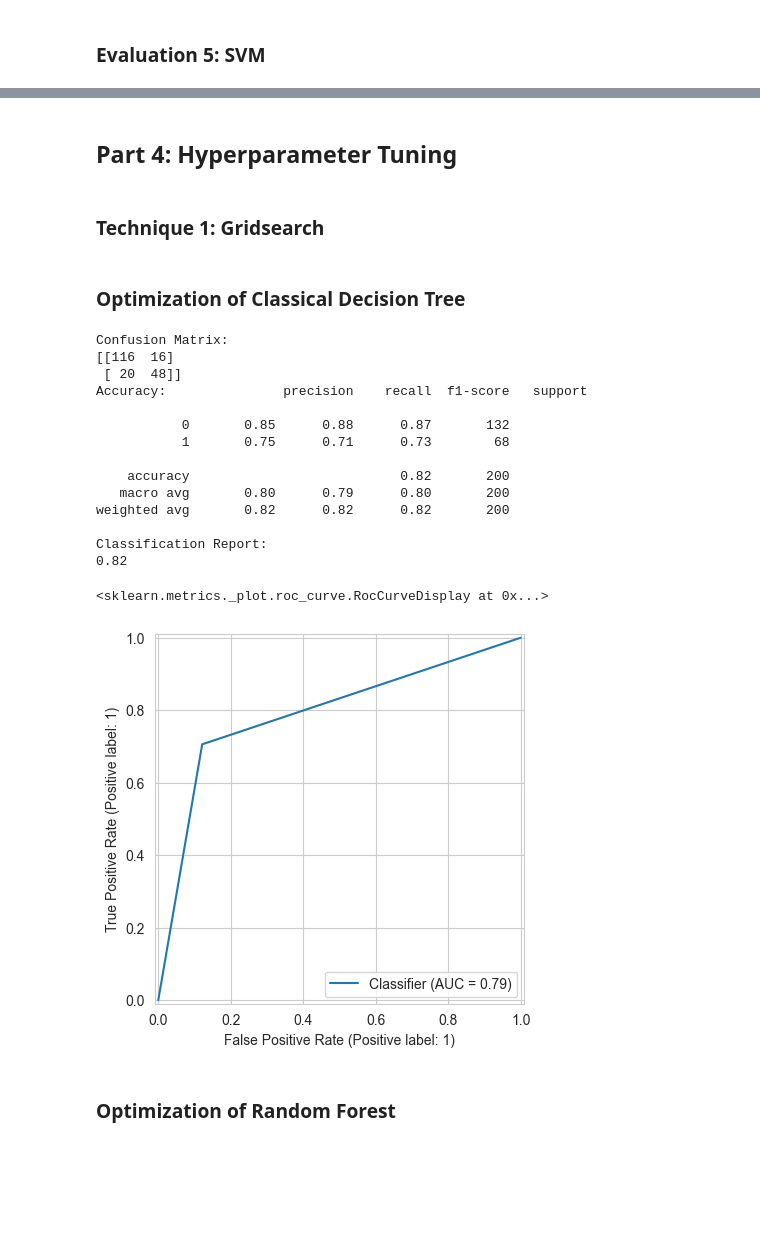
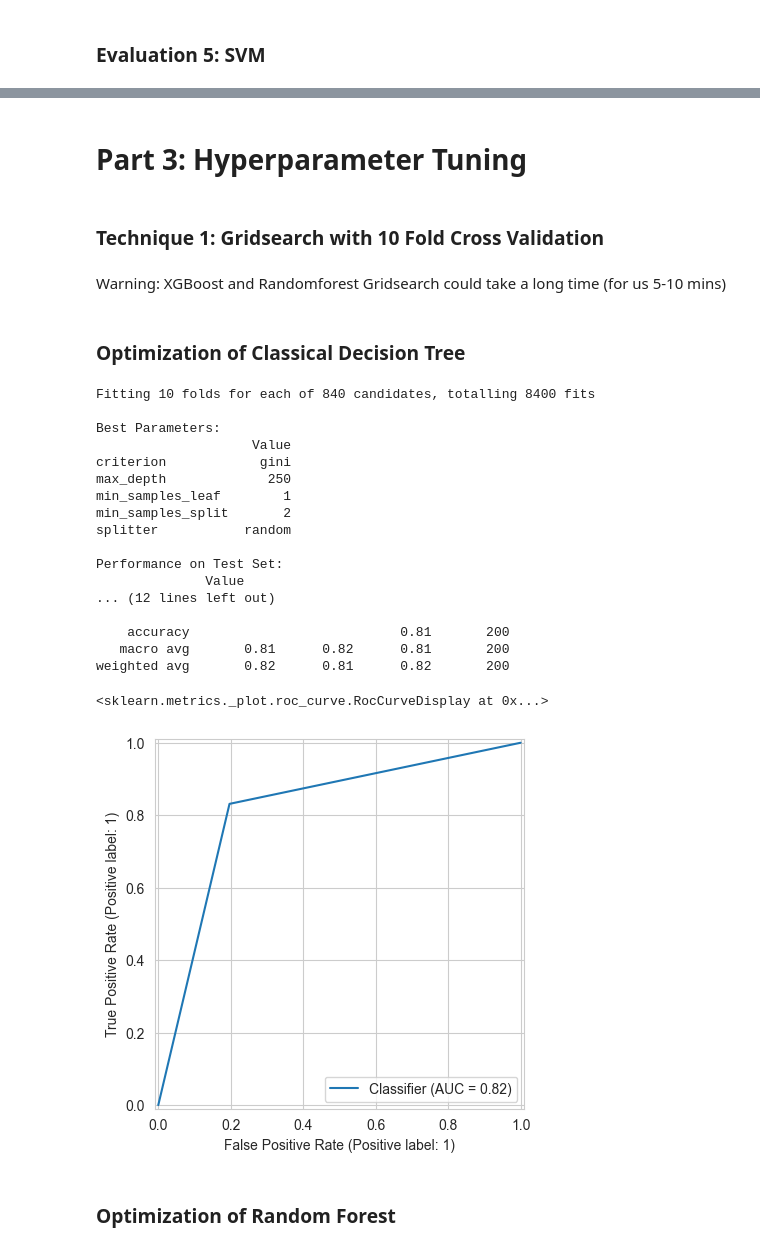
Before and after one commit to Pipasgonzalez/statistical_learning_trees, a Jupyter notebook: JägerGallego_GallegoJimenez.ipynb, the cells around one changed output, grey strips where cells are left out. Drawn from its saved outputs; the diff is of its cells as text; code cells hidden in the pictures; blank space fills up the shorter version.

```diff
--- a/JägerGallego_GallegoJimenez.ipynb
+++ b/JägerGallego_GallegoJimenez.ipynb
@@ -156,8 +140,11 @@ predictions_tree = basicTreeClassifier.predict(X_test)
 ## Model Nr 2: Random Forest
 # %%
 randomForest = RandomForestClassifier(
-    n_estimators=100, # To Play around with
-    criterion="entropy"
+    n_estimators=1000,
+    criterion="gini",
+    max_depth = None,
+    min_samples_split=2,
+    max_features="sqrt"
 )
 
 randomForest.fit(X_train, Y_train.to_numpy().ravel())
@@ -167,12 +154,12 @@ predictions_randomforest = randomForest.predict(X_test)
 ## Model 3: XGBosst with adjusted Parameters
 # %%
 XGTree = xgboost.XGBClassifier(
-    tree_method = "hist",
-    random_state = 420,
-    max_depth = 3,
+    tree_method = "exact",
+    random_state = 12345,
+    max_depth = 7,
     objective = "binary:logistic",
     eval_metric = "auc",
-    n_estimators = 500,
+    n_estimators = 100,
     subsample = 0.9,
     learning_rate = 0.05
 )
@@ -197,9 +184,9 @@ predictions_logreg = logModel.predict(X_test)
 svm_pipeline = Pipeline([
     ('scaler', StandardScaler()),
     ('svm', SVC(
-        random_state=420,
+        random_state=12345,
         kernel="poly",
-        degree=4,
+        degree=5,
         class_weight="balanced"))
 ])
 
@@ -364,4 +351,4 @@ weighted avg       0.71      0.72      0.72       200
 # %% [markdown]
-## Part 4: Hyperparameter Tuning
+# Part 3: Hyperparameter Tuning
 # %% [markdown]
-### Technique 1: Gridsearch
+### Technique 1: Gridsearch with 10 Fold Cross Validation
@@ -370,3 +355,5 @@ from sklearn.model_selection import GridSearchCV
+# %% [markdown]
+Warning: XGBoost and Randomforest Gridsearch could take a long time (for us 5-10 mins)
 # %% [markdown]
 ### Optimization of Classical Decision Tree
 # %%
@@ -374,51 +361,73 @@ tree = DecisionTreeClassifier()
 param_grid = {
     "criterion": ["entropy", "gini", "log_loss"],
     "splitter": ["best", "random"],
-    "max_depth": [10,20,50,100,250,500],
+    "max_depth": [None,10,20,50,100,250,500],
     "min_samples_leaf":[1,2,5,10,20],
+    "min_samples_split": [2,3,4,5]
 
 }
 scoring = "accuracy"
 
 gridSearchedTree = GridSearchCV(
     tree,
     param_grid=param_grid,
     scoring=scoring,
-    cv=10, # 10-Fold Cross Validation,
-    refit=True
+    cv=10,
+    refit=True,
+    verbose = 1
 )
 
 gridSearchedTree.fit(X_train, Y_train)
 
 best_tree = gridSearchedTree.best_estimator_
+best_params_tree = gridSearchedTree.best_params_
 predictions_gridsearch_tree = best_tree.predict(X_test)
+
+
+# Best Parameters Table
+print("\nBest Parameters:")
+params_df_tree = pd.DataFrame.from_dict(best_params_tree, orient='index', columns=['Value'])
+print(params_df_tree.to_string())
 
 confusion_gridsearch_tree = confusion_matrix(Y_test, predictions_gridsearch_tree)
 report_gridsearch_tree = classification_report(Y_test, predictions_gridsearch_tree)
 accuracy_gridsearch_tree = accuracy_score(Y_test, predictions_gridsearch_tree)
 
+print("\nPerformance on Test Set:")
+metrics_dict = {
+    'Accuracy': accuracy_gridsearch_tree,
+    'Precision': precision_score(Y_test, predictions_gridsearch_tree),
+    'Recall': recall_score(Y_test, predictions_gridsearch_tree),
+    'F1 Score': f1_score(Y_test, predictions_gridsearch_tree)
+}
+metrics_df = pd.DataFrame.from_dict(metrics_dict, orient='index', columns=['Value'])
+print(metrics_df.to_string())
+
+
 print(f"Confusion Matrix:\n{confusion_gridsearch_tree}")
-print(f"Accuracy: {accuracy_gridsearch_tree}")
 print(f"Classification Report:\n{report_gridsearch_tree}")
 
 RocCurveDisplay.from_predictions(Y_test, predictions_gridsearch_tree)
 # %% [output]
-Confusion Matrix:
-[[116  16]
- [ 20  48]]
-Accuracy:               precision    recall  f1-score   support
+Fitting 10 folds for each of 840 candidates, totalling 8400 fits
 
-           0       0.85      0.88      0.87       132
-           1       0.75      0.71      0.73        68
+Best Parameters:
+                    Value
+criterion            gini
+max_depth             250
+min_samples_leaf        1
+min_samples_split       2
+splitter           random
 
-    accuracy                           0.82       200
-   macro avg       0.80      0.79      0.80       200
-weighted avg       0.82      0.82      0.82       200
+Performance on Test Set:
+              Value
+... (12 lines left out)
 
-Classification Report:
-0.82
+    accuracy                           0.81       200
+   macro avg       0.81      0.82      0.81       200
+weighted avg       0.82      0.81      0.82       200
 <sklearn.metrics._plot.roc_curve.RocCurveDisplay at 0x...>
-[figure, old version]
+[figure, new version]
 # %% [markdown]
 ### Optimization of Random Forest
 # %%
```
Also changed, not shown: parts of 24 cells of this notebook.
